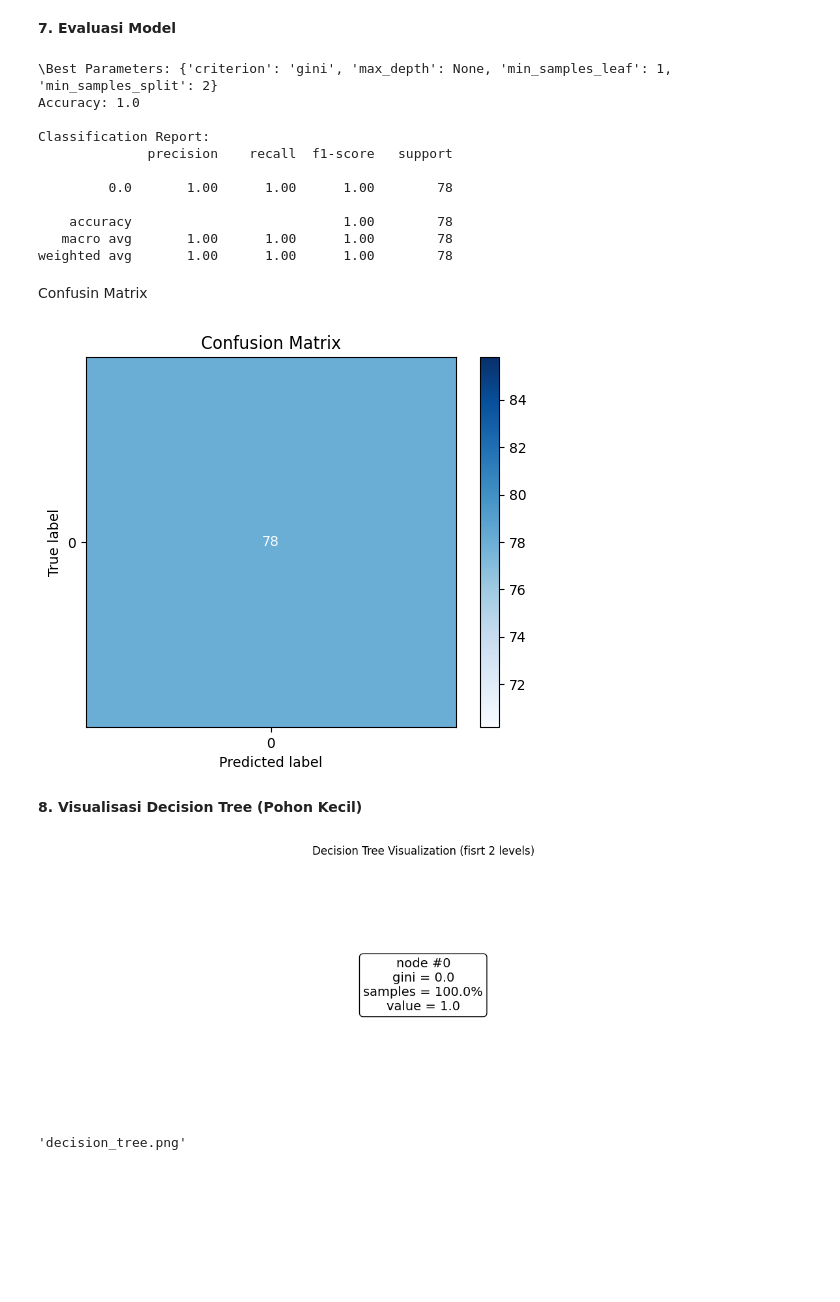
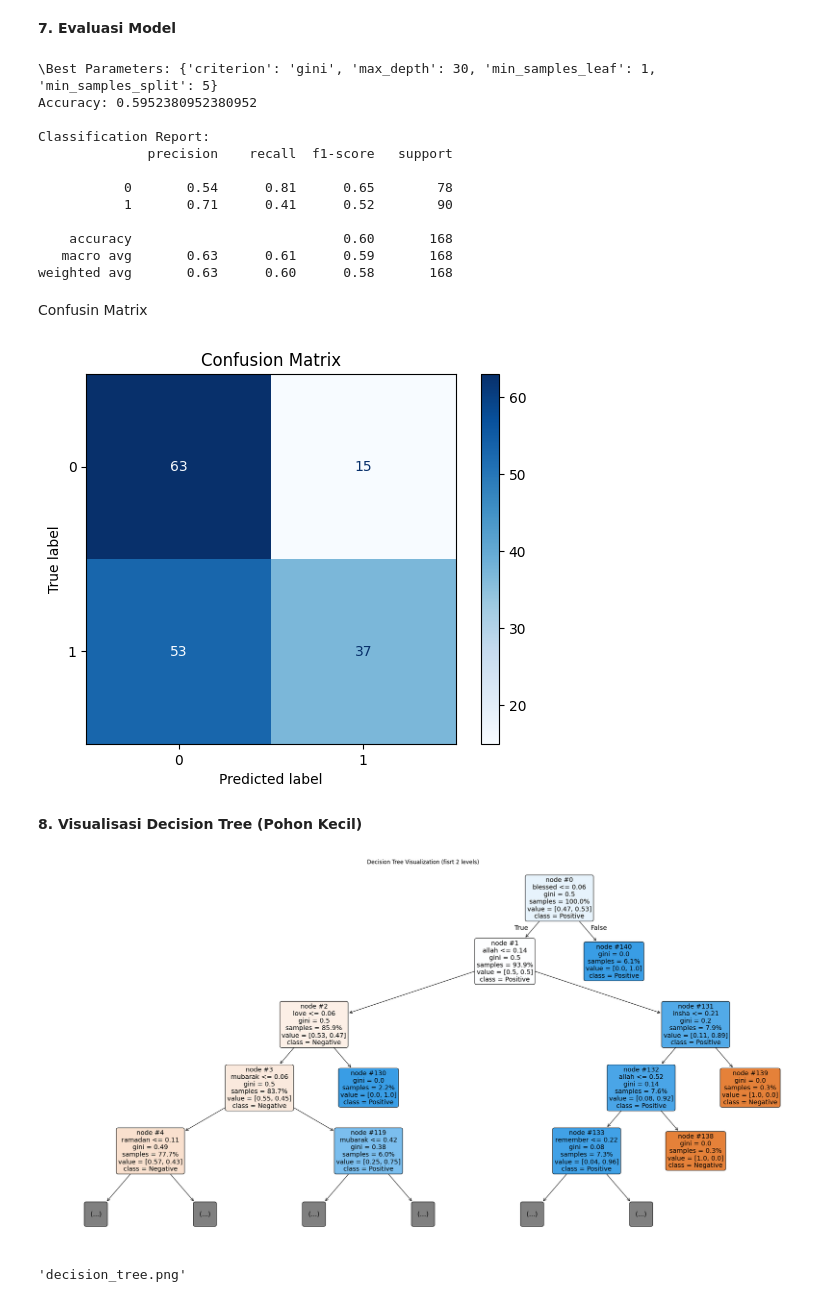
Before and after one commit to LatiefDataVisionary/text-mining-and-natural-language-processing-college-task, a Jupyter notebook: notebooks/decison_tree_model.ipynb, the cells around one changed output. Drawn from its saved outputs; the diff is of its cells as text; code cells hidden in the pictures; blank space fills up the shorter version.

Commit message:
Memperbaiki nama variabel 'positif' ke 'negative' di bagian 2. Data Preprocessing

```diff
--- a/notebooks/decison_tree_model.ipynb
+++ b/notebooks/decison_tree_model.ipynb
@@ -59,7 +59,7 @@ memory usage: 52.4+ KB
 # %% [markdown]
 Konversi label ke numerik
 # %%
-df['sentiment'] = df['sentiment'].map({'positi': 1, 'negative' : 0})
+df['sentiment'] = df['sentiment'].map({'positive': 1, 'negative' : 0})
 # %% [markdown]
 Handle missing values
 # %%
@@ -172,17 +166,18 @@ print('Accuracy:', accuracy_score(y_test, y_pred))
 print('\nClassification Report:')
 print(classification_report(y_test, y_pred))
 # %% [output]
-\Best Parameters: {'criterion': 'gini', 'max_depth': None, 'min_samples_leaf': 1, 'min_samples_split': 2}
-Accuracy: 1.0
+\Best Parameters: {'criterion': 'gini', 'max_depth': 30, 'min_samples_leaf': 1, 'min_samples_split': 5}
+Accuracy: 0.5952380952380952
 
 Classification Report:
               precision    recall  f1-score   support
 
-         0.0       1.00      1.00      1.00        78
+           0       0.54      0.81      0.65        78
+           1       0.71      0.41      0.52        90
 
-    accuracy                           1.00        78
-   macro avg       1.00      1.00      1.00        78
-weighted avg       1.00      1.00      1.00        78
+    accuracy                           0.60       168
+   macro avg       0.63      0.61      0.59       168
+weighted avg       0.63      0.60      0.58       168
 # %% [markdown]
 Confusin Matrix
 # %%
@@ -192,28 +187,28 @@ disp.plot(cmap='Blues')
 plt.title('Confusion Matrix')
 plt.show()
 # %% [output]
-[figure, old version]
+[figure, new version]
 # %% [markdown]
 **8. Visualisasi Decision Tree (Pohon Kecil)**
 # %%
-plt.figure(figsize=(15, 5), dpi=100)
+plt.figure(figsize=(30, 15), dpi=100)
 plot_tree(
     best_dt,
     filled=True,
     feature_names = tfidf.get_feature_names_out(),
     class_names=['Negative', 'Positive'],
-    max_depth=2,
+    max_depth=4,
     fontsize=14,
     proportion=True,
     node_ids=True,
     rounded=True,
     precision=2,
 )
 
-plt.title('Decision Tree Visualization (fisrt 2 levels)', )
+plt.title('Decision Tree Visualization (fisrt 2 levels)')
 plt.show()
 # %% [output]
-[figure, old version]
+[figure, new version]
 # %%
 from sklearn.tree import export_graphviz
 import graphviz
```
Also changed, not shown: parts of 4 cells of this notebook.
